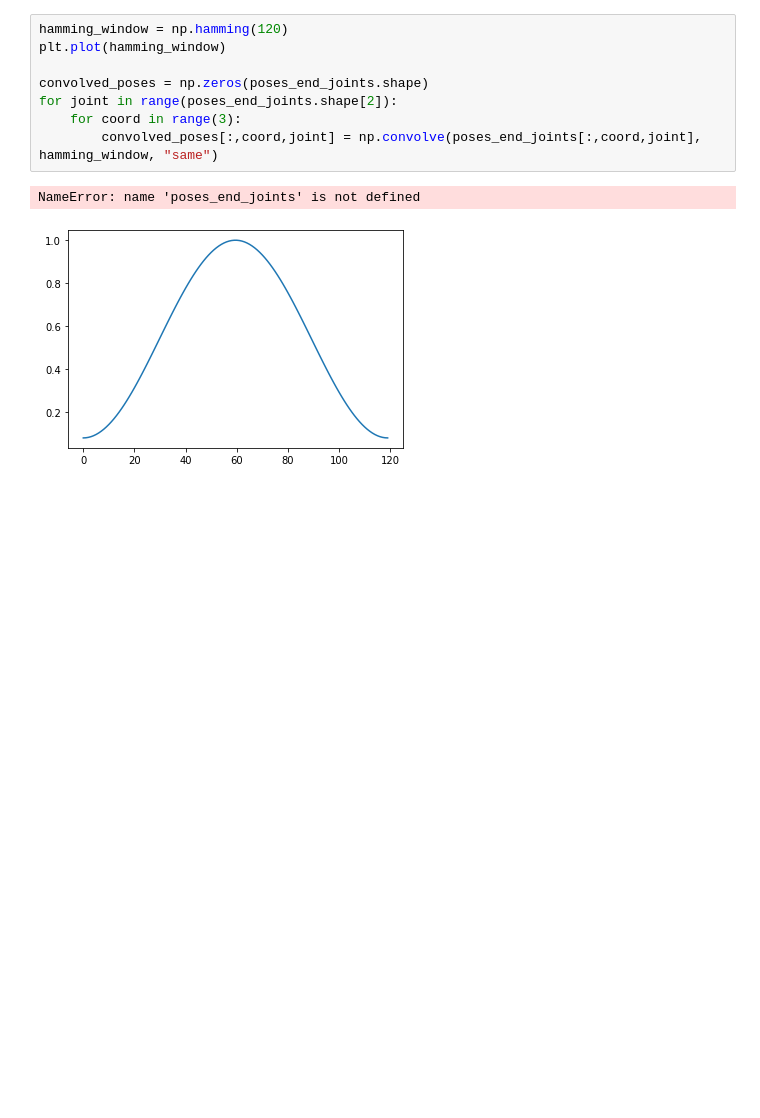
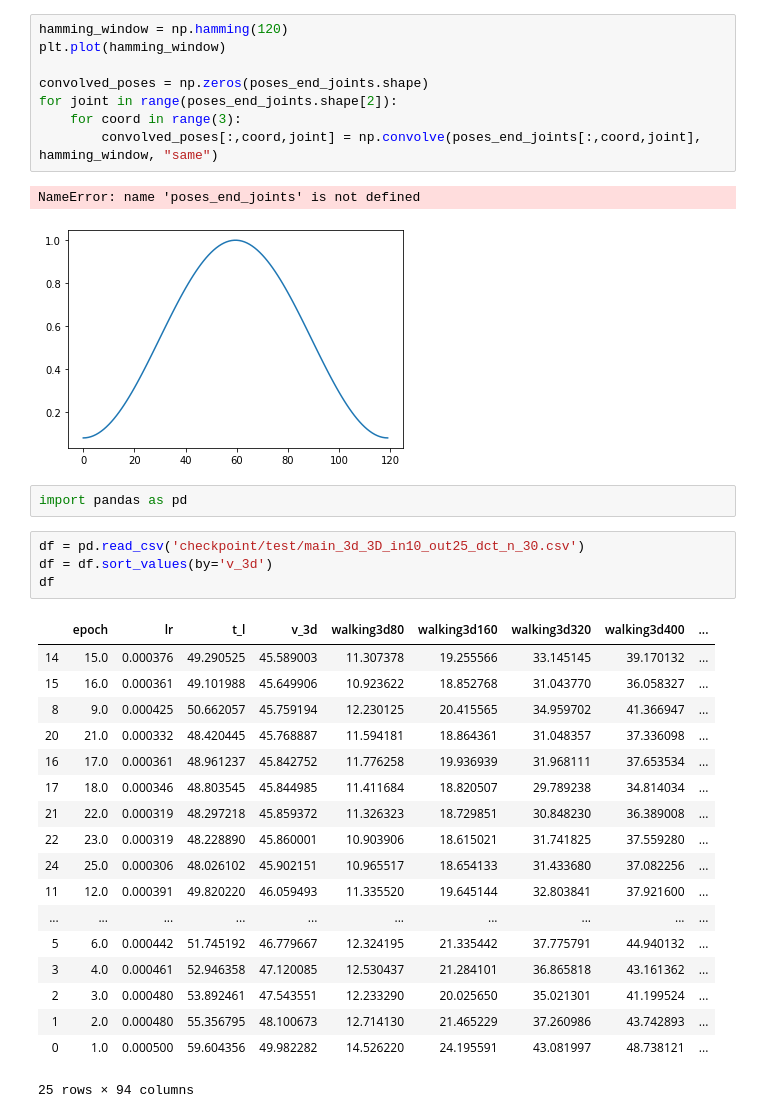
Before and after one commit to tileb1/LearnTrajDep, a Jupyter notebook: Untitled.ipynb, the cells around one changed output. Drawn from its saved outputs; the diff is of its cells as text; blank space fills up the shorter version.

```diff
--- a/Untitled.ipynb
+++ b/Untitled.ipynb
@@ -79,3 +79,28 @@ for joint in range(poses_end_joints.shape[2]):
 # %% [output]
 NameError: name 'poses_end_joints' is not defined
 [figure]
+# %%
+import pandas as pd
+# %%
+df = pd.read_csv('checkpoint/test/main_3d_3D_in10_out25_dct_n_30.csv')
+df = df.sort_values(by='v_3d')
+df
+# %% [output]
+|  | epoch | lr | t_l | v_3d | walking3d80 | walking3d160 | walking3d320 | walking3d400 | ... |
+| 14 | 15.0 | 0.000376 | 49.290525 | 45.589003 | 11.307378 | 19.255566 | 33.145145 | 39.170132 | ... |
+| 15 | 16.0 | 0.000361 | 49.101988 | 45.649906 | 10.923622 | 18.852768 | 31.043770 | 36.058327 | ... |
+| 8 | 9.0 | 0.000425 | 50.662057 | 45.759194 | 12.230125 | 20.415565 | 34.959702 | 41.366947 | ... |
+| 20 | 21.0 | 0.000332 | 48.420445 | 45.768887 | 11.594181 | 18.864361 | 31.048357 | 37.336098 | ... |
+| 16 | 17.0 | 0.000361 | 48.961237 | 45.842752 | 11.776258 | 19.936939 | 31.968111 | 37.653534 | ... |
+| 17 | 18.0 | 0.000346 | 48.803545 | 45.844985 | 11.411684 | 18.820507 | 29.789238 | 34.814034 | ... |
+| 21 | 22.0 | 0.000319 | 48.297218 | 45.859372 | 11.326323 | 18.729851 | 30.848230 | 36.389008 | ... |
+| 22 | 23.0 | 0.000319 | 48.228890 | 45.860001 | 10.903906 | 18.615021 | 31.741825 | 37.559280 | ... |
+| 24 | 25.0 | 0.000306 | 48.026102 | 45.902151 | 10.965517 | 18.654133 | 31.433680 | 37.082256 | ... |
+| 11 | 12.0 | 0.000391 | 49.820220 | 46.059493 | 11.335520 | 19.645144 | 32.803841 | 37.921600 | ... |
+| ... | ... | ... | ... | ... | ... | ... | ... | ... | ... |
+| 5 | 6.0 | 0.000442 | 51.745192 | 46.779667 | 12.324195 | 21.335442 | 37.775791 | 44.940132 | ... |
+| 3 | 4.0 | 0.000461 | 52.946358 | 47.120085 | 12.530437 | 21.284101 | 36.865818 | 43.161362 | ... |
+| 2 | 3.0 | 0.000480 | 53.892461 | 47.543551 | 12.233290 | 20.025650 | 35.021301 | 41.199524 | ... |
+| 1 | 2.0 | 0.000480 | 55.356795 | 48.100673 | 12.714130 | 21.465229 | 37.260986 | 43.742893 | ... |
+| 0 | 1.0 | 0.000500 | 59.604356 | 49.982282 | 14.526220 | 24.195591 | 43.081997 | 48.738121 | ... |
+25 rows × 94 columns
```
Also changed, not shown: parts of 4 cells of this notebook.
